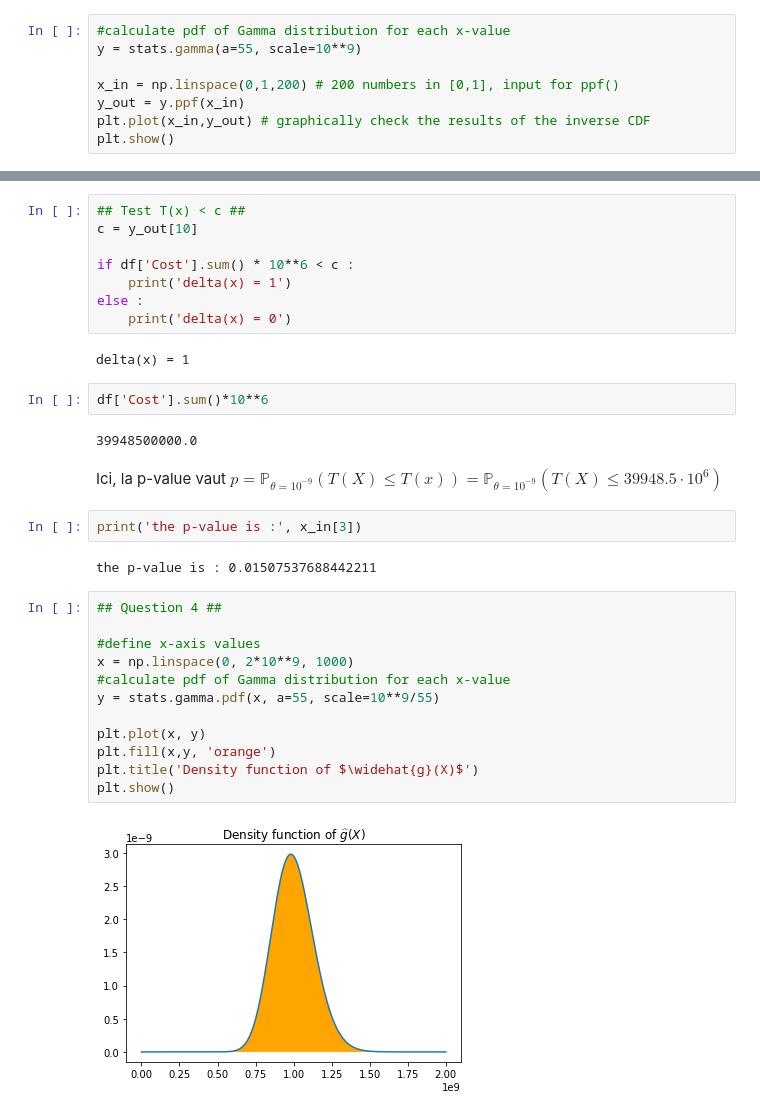
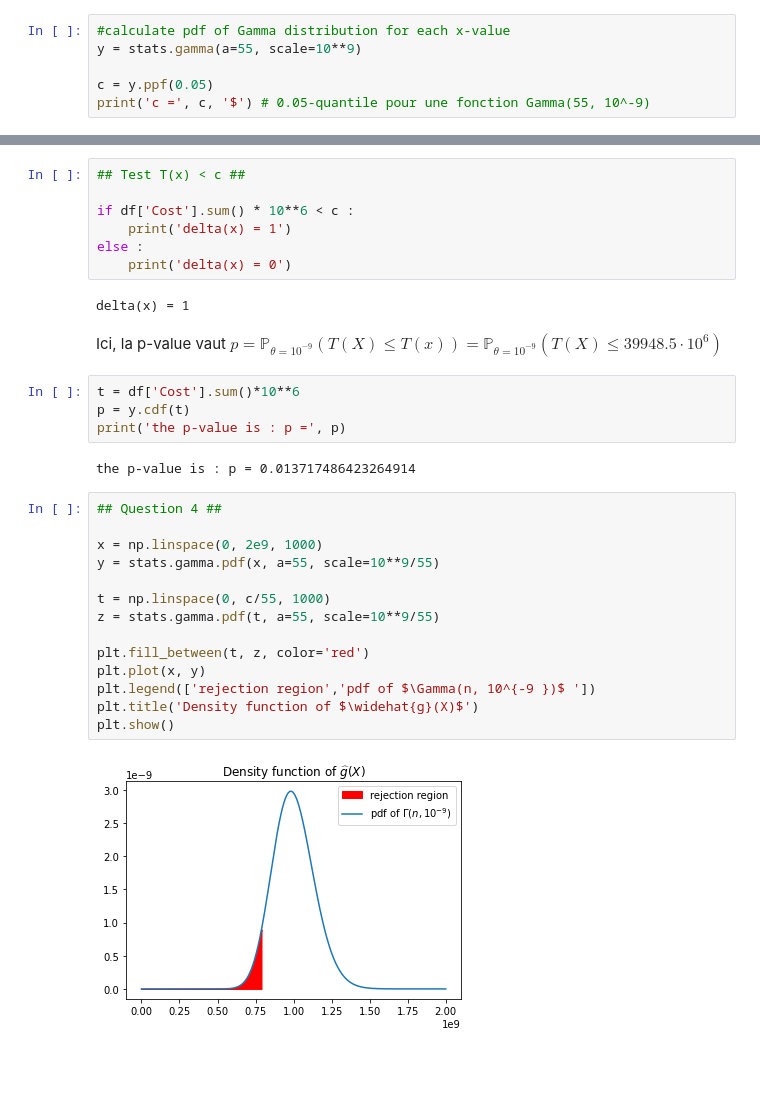
Before and after one commit to simonqueric/MDI220_project, a Jupyter notebook: project_simon_queric.ipynb, the cells around one changed output, grey strips where cells are left out. Cells and saved outputs as stored; diff of their text form; blank space fills up the shorter version.

```diff
--- a/project_simon_queric.ipynb
+++ b/project_simon_queric.ipynb
@@ -153,8 +152,6 @@ plt.show()
 #calculate pdf of Gamma distribution for each x-value
 y = stats.gamma(a=55, scale=10**9)
 
-x_in = np.linspace(0,1,200) # 200 numbers in [0,1], input for ppf()
-y_out = y.ppf(x_in)
-plt.plot(x_in,y_out) # graphically check the results of the inverse CDF
-plt.show()
+c = y.ppf(0.05)
+print('c =', c, '$') # 0.05-quantile pour une fonction Gamma(55, 10^-9)
 # %% [output]
@@ -166,6 +159,5 @@ alpha = 0.05025125628140704 quantile = 789294460.8212315 $
 # %%
 ## Test T(x) < c ##
-c = y_out[10]
 
 if df['Cost'].sum() * 10**6 < c :
     print('delta(x) = 1')
@@ -173,31 +165,31 @@ else :
     print('delta(x) = 0')
 # %% [output]
 delta(x) = 1
-# %%
-df['Cost'].sum()*10**6
-# %% [output]
-39948500000.0
 # %% [markdown]
 Ici, la p-value vaut $p = \mathbb{P}_{\theta=10^{-9}}(T(X) \leqslant T(x))
 = \mathbb{P}_{\theta=10^{-9}}(T(X) \leqslant 39948.5\cdot 10^6)$
-# %%
-print('the p-value is :', x_in[3])
-# %% [output]
-the p-value is : 0.01507537688442211
+# %%
+t = df['Cost'].sum()*10**6
+p = y.cdf(t)
+print('the p-value is : p =', p)
+# %% [output]
+the p-value is : p = 0.013717486423264914
 # %%
 ## Question 4 ##
 
-#define x-axis values
-x = np.linspace(0, 2*10**9, 1000)
-#calculate pdf of Gamma distribution for each x-value
+x = np.linspace(0, 2e9, 1000)
 y = stats.gamma.pdf(x, a=55, scale=10**9/55)
 
+t = np.linspace(0, c/55, 1000)
+z = stats.gamma.pdf(t, a=55, scale=10**9/55)
+
+plt.fill_between(t, z, color='red')
 plt.plot(x, y)
-plt.fill(x,y, 'orange')
+plt.legend(['rejection region','pdf of $\Gamma(n, 10^{-9 })$ '])
 plt.title('Density function of $\widehat{g}(X)$')
 plt.show()
 # %% [output]
-[figure, old version]
+[figure, new version]
 # %% [markdown]
 (4) For n = 55 samples and the parameter θ associated with an expected cost of one billion
 dollars, plot the probability density function of ̂ g(X) and show the rejection region of
```
Also changed, not shown: parts of 12 cells of this notebook.
